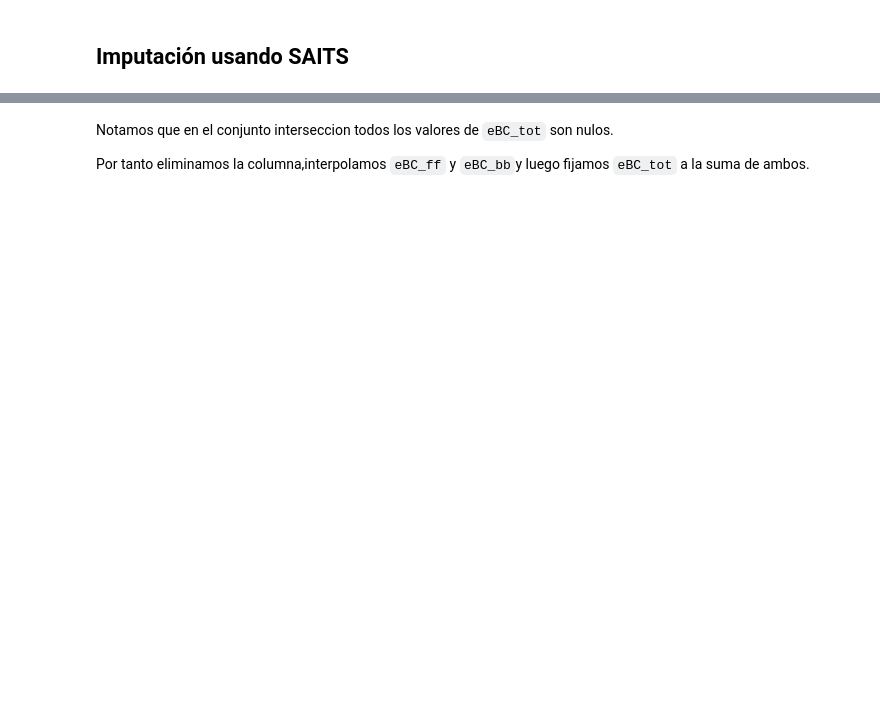
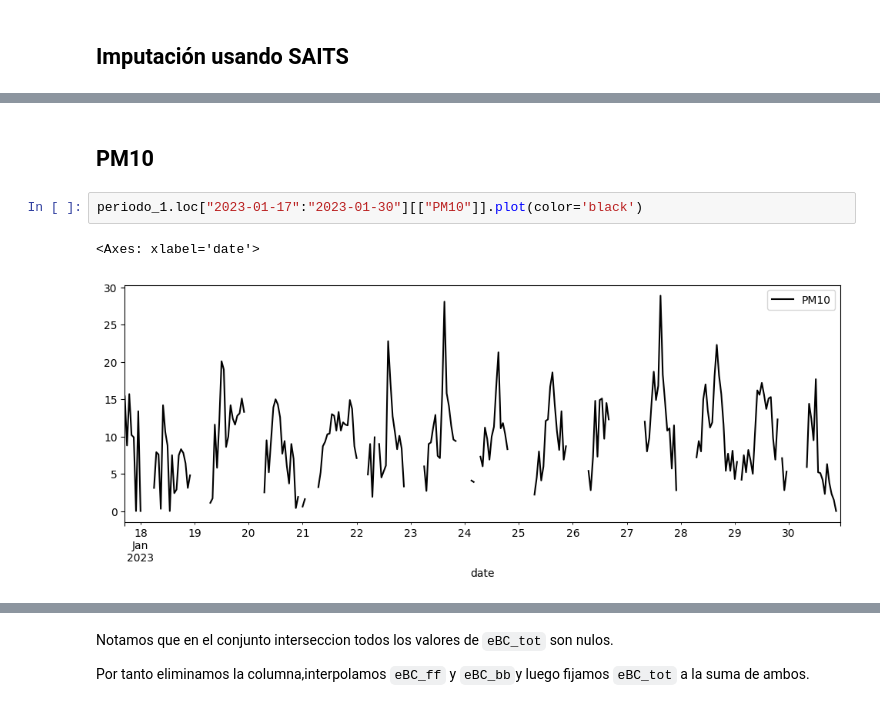
Before and after one commit to eigenric/TFG, a Jupyter notebook: notebooks/Pipeline3.ipynb, the cells around one changed output, grey strips where cells are left out. Saved outputs shown, nothing was run; the diff lists cells and outputs as text; blank space fills up the shorter version.

```diff
--- a/notebooks/Pipeline3.ipynb
+++ b/notebooks/Pipeline3.ipynb
@@ -431,0 +484,7 @@ TypeError: data should be an instance of list/np.ndarray/torch.Tensor, but got <
+# %% [markdown]
+## PM10
+# %%
+periodo_1.loc["2023-01-17":"2023-01-30"][["PM10"]].plot(color='black')
+# %% [output]
+<Axes: xlabel='date'>
+[figure, added]
```
Also changed, not shown: parts of 23 cells of this notebook, 27 other files.
